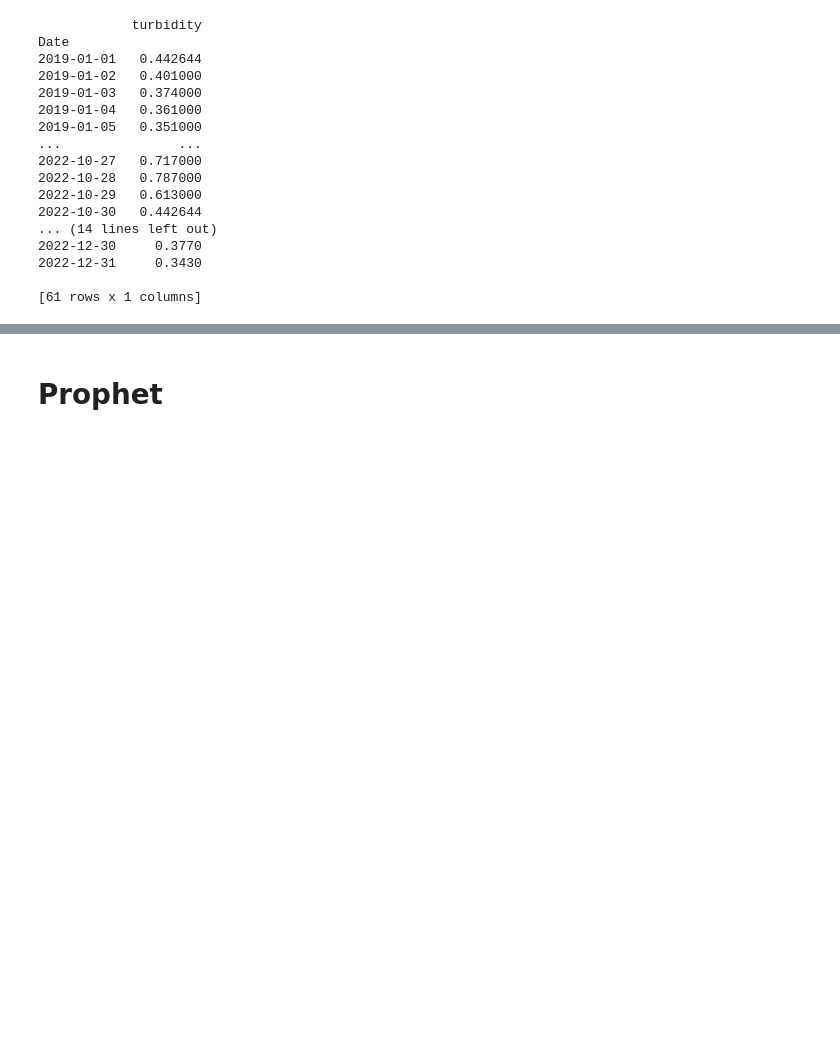
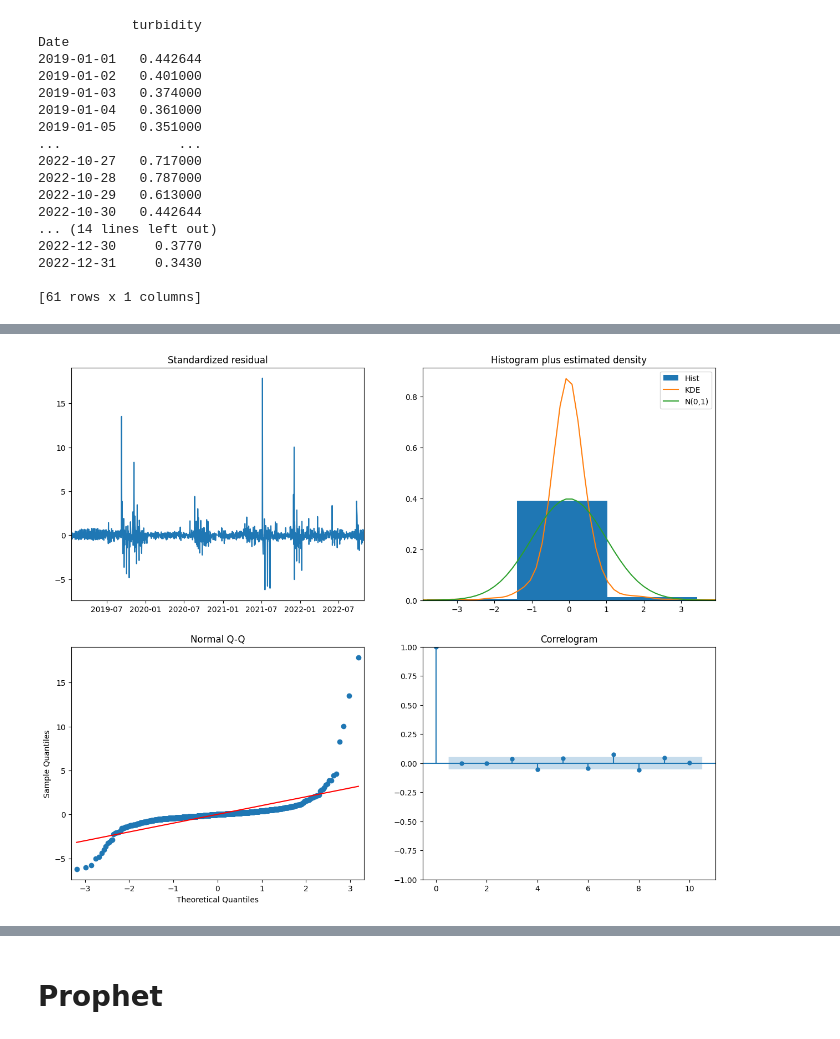
Before and after one commit to harshchauhdary/Water-Treatment-Plant-Data-Analysis, a Jupyter notebook: Turbidity_Prediction(Time_Series).ipynb, the cells around one changed output, grey strips where cells are left out. Saved outputs shown, nothing was run; the diff lists cells and outputs as text; code cells hidden in the pictures; blank space fills up the shorter version.

```diff
--- a/Turbidity_Prediction(Time_Series).ipynb
+++ b/Turbidity_Prediction(Time_Series).ipynb
@@ -91,8 +69,0 @@ Sets the frequency of the index of the training set, and fits an STL decompositi
-# %%
-
-train.index.freq = train.index.inferred_freq
-stlf = STLForecast(train, ARIMA, model_kwargs=dict(order=(3, 1, 2), trend="t"))
-stlf_res = stlf.fit()
-
-forecast = stlf_res.forecast(61)
-print(forecast)
@@ -169,0 +98,15 @@ RMSE: 0.20493291135140362
+# %%
+
+# Seasonal - fit stepwise auto-ARIMA
+SARIMA_model = pm.auto_arima(train["turbidity"], start_p=1, start_q=1,
+                         test='adf',
+                         max_p=3, max_q=3,
+                         m=12, #12 is the frequncy of the cycle
+                         start_P=0,
+                         seasonal=True, #set to seasonal
+                         d=None,
+                         D=1, #order of the seasonal differencing
+                         trace=False,
+                         error_action='ignore',
+                         suppress_warnings=True,
+                         stepwise=True)
@@ -169,0 +120,5 @@ RMSE: 0.20493291135140362
+# %%
+SARIMA_model.plot_diagnostics(figsize=(15,12))
+plt.show()
+# %% [output]
+[figure, added]
```
Also changed, not shown: parts of 32 cells of this notebook, 1 other file.
